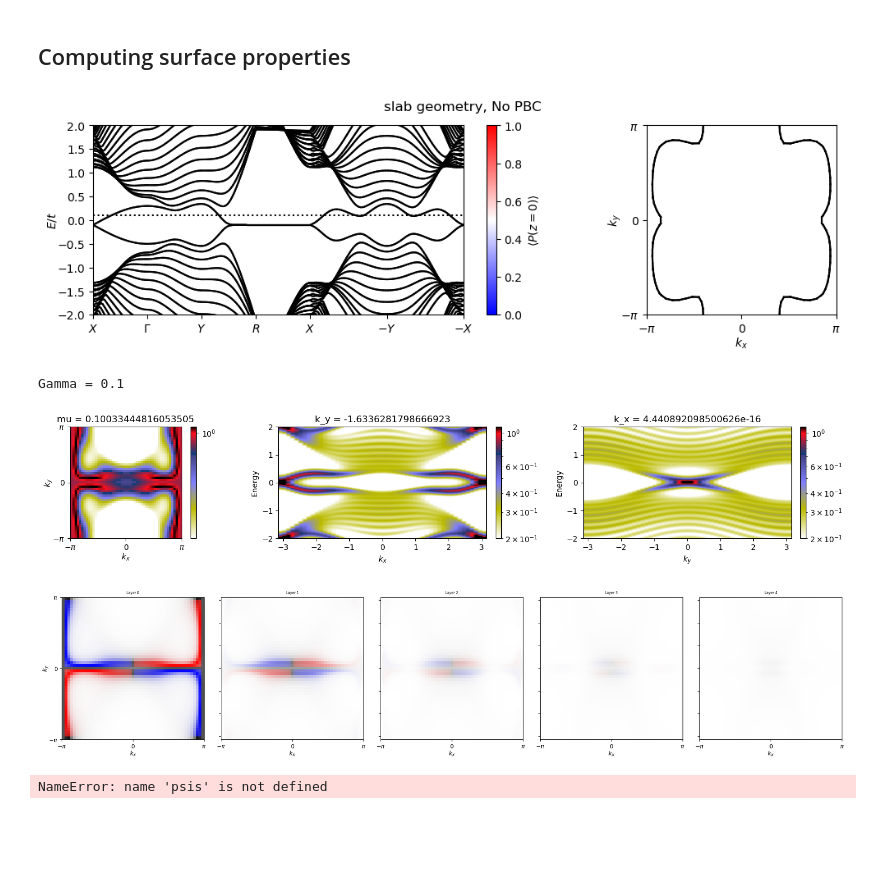
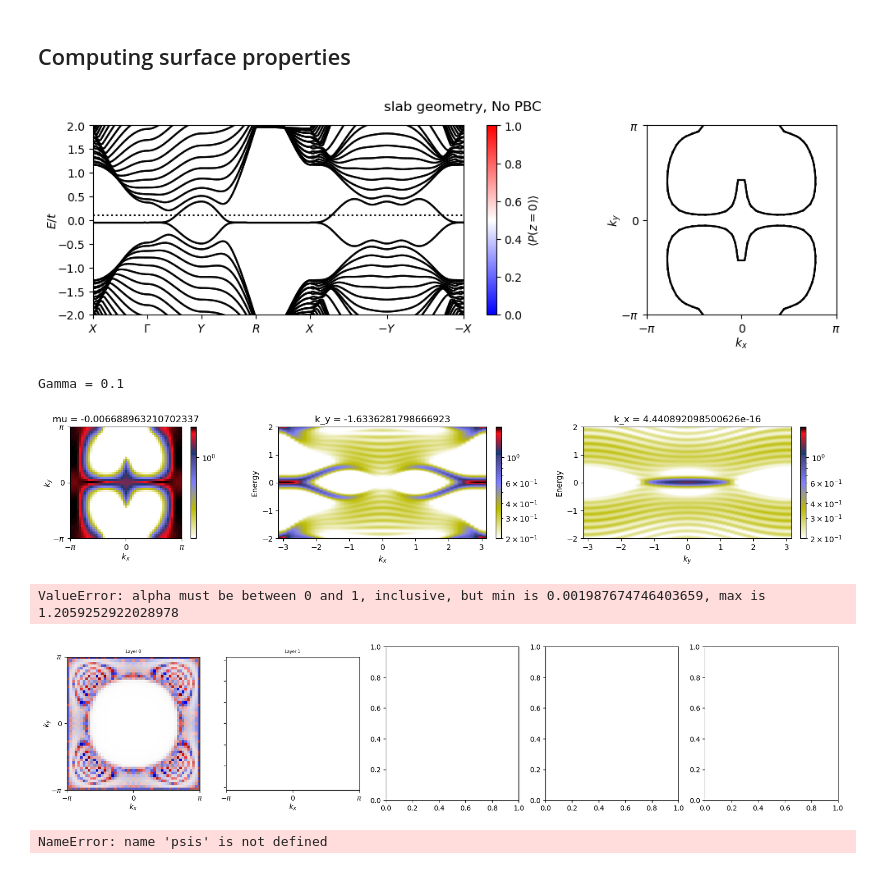
Before and after one commit to dpreuo/alter_surf, a Jupyter notebook: Weyl_CuMnAs.ipynb, the cells around one changed output. Cells and saved outputs as stored; diff of their text form; code cells hidden in the pictures; blank space fills up the shorter version.

```diff
--- a/Weyl_CuMnAs.ipynb
+++ b/Weyl_CuMnAs.ipynb
@@ -56,9 +59,9 @@ H = create_H_CuMnAs_slab(Hparam0)
 # %% [markdown]
 I pushed the Fermi energy a little bit down to see the Fermi surface of the 2 bands which merge to create the nodal line.
 # %%
-#Hparam0 = dict(t=0.4, tz=1, Delta0=1.2,Delta1=0.5,Delta3=0.5,mu=0.05,V_layer_z=0.)
-Hparam0 = dict(t=0.4, tz=1, Delta0=0.6, Delta1=0.6,Delta3=0.6, mu=0.1, lambda2=0.2,lambda3=0.) #nodal line #mu=0.05
-#Hparam0 = dict(t=0.4, tz=1, Delta0=0.6, Delta1=0.6,Delta3=0.6 ,mu=0., dtpp=0.2) #nice values for Weyl cones
+#Hparam0 = dict(t=0.4, tz=1, Delta0=0.6, Delta1=0.6,Delta3=0.6, mu=-0.05,V_layer_z=1, t2=0.15)
+#Hparam0 = dict(t=0.4, tz=1, Delta0=0.6, Delta1=0.6,Delta3=0.6, mu=0.1, lambda2=0.,lambda3=0.) #nodal line #mu=0.05
+Hparam0 = dict(t=0.4, tz=1, Delta0=0.6, Delta1=0.6,Delta3=0.6 ,mu=0.05, dtpp=0.2) #nice values for Weyl cones
 #Hparam0 = dict(t=0.4, tz=1, Delta0=1.2,Delta1=0.5,Delta3=0.5,mu=0.,V_layer_z=1,t2=-0.3, dt2=0.) #Weyl cones, but mirror broken, at different energy
 
 
@@ -83,6 +86,7 @@ labels = ['Y','X','\\Gamma','Y','M','R','Y','Z']
 fig, ax = plt.subplots(1,1)
 H3D.set_params(Hparam0)
 plot_bandstruc(ax,H3D,labels_points_path=labels,cmap='bwr',coloring_operator=H3D.operator.spin)
+ax.axhline(0,color='gray',linewidth=0.4)
 
 
 #plotting kz slices
@@ -159,7 +163,7 @@ H.update_params(Hparam0)
 H.update_params(dict(PBC=False))
 
 labels = ['X',r'\Gamma',"Y","R","X",'-Y','-X']
-coloring_operator = H.operator.spin #np.kron(projector2layer(-1,H.param['len_z']),H.suboperator.spin)
+coloring_operator = H.operator.spin #* H.suboperator.proj.dot(project_doublelayer(0,H))
 cmap = 'bwr' #'Greys'
 
 fig, [ax,ax1] = plt.subplots(1,2,gridspec_kw={'width_ratios': [2,1]},figsize=(12,3))
@@ -180,7 +184,7 @@ fig = plt.gcf()
 # ax.set_ylim(-0.4,0.4)
 # display(fig)
 # %% [output]
-[figure, old version]
+[figure, new version]
 # %%
 Lk = 51 #number of k-points in each direction
 
@@ -228,7 +232,7 @@ def plot_spectral_density(ax,spectral_density,cmap='bwr',title_plot='',show_xlab
         im = ax.imshow(spectral_density.T,extent=(-pi,pi,-pi,pi),origin='lower',cmap=cmap,norm=matplotlib.colors.SymLogNorm(linthresh=linthresh,vmin=vmin,vmax=vmax),alpha=alphas.T)
     return im
 # %%
-mu = 0.1 #energy at which the momentum resolved spectral density is computed
+mu = 0. #energy at which the momentum resolved spectral density is computed
 energies = np.linspace(-2,2,300)
 
 layer=0
@@ -236,7 +240,7 @@ Gamma = 0.1#0.04#find_Gamma(es)
 print(f'Gamma = {Gamma}')
 
 #compute spectral density
-Os = exp_value_O(H.suboperator.proj.dot(project_doublelayer(layer)),psis) #.shape=(n,kx,ky)
+Os = exp_value_O(H.suboperator.proj.dot(project_doublelayer(layer,H)),psis) #.shape=(n,kx,ky)
 
 spectral_density0 = np.sum(Os[None]*Gamma/((es[None]-energies[:,None,None,None])**2+Gamma**2),axis=1)/numb_z #.shape=(len(energies),kx,ky)
 
@@ -272,9 +276,9 @@ plt.colorbar(im,ax=axs[2],fraction=0.046,pad=0.04)
 plt.tight_layout()
 # %% [output]
 Gamma = 0.1
-[figure, old version]
+[figure, new version]
 # %%
-mu = 0.05
+mu = 0.
 layers = np.linspace(0,H.param['len_z']-1,5,dtype=int)
 layers = [0,1,2,3,4]
 Gamma = 0.04#0.04#find_Gamma(es)
@@ -285,14 +289,14 @@ fig,axs = plt.subplots(1,len(layers),figsize=(4*len(layers),4))
 for ax,layer in zip(axs,layers):
 
     #this we need to improve if we want to measure the last layer
-    coloring_operator = H.suboperator.proj.dot(project_doublelayer(layer))*H.operator.spin #projected spin_operator
+    coloring_operator = H.suboperator.proj.dot(project_doublelayer(layer,H))*H.operator.spin #projected spin_operator
 
     #compute spin spectral density
     Os = exp_value_O(coloring_operator,psis) #.shape=(n,y,x)
     spectral_density_spin = np.sum(Os*Gamma/((es-mu)**2+Gamma**2),axis=0)/numb_z
 
     #compute spectral density
-    Os = exp_value_O(H.suboperator.proj.dot(project_doublelayer(layer)),psis) #.shape=(n,y,x)
+    Os = exp_value_O(H.suboperator.proj.dot(project_doublelayer(layer,H)),psis) #.shape=(n,y,x)
     spectral_density0 = np.sum(Os*Gamma/((es-mu)**2+Gamma**2),axis=0)/numb_z
 
     if layer == 0:
@@ -314,34 +318,35 @@ for ax,layer in zip(axs,layers):
 
 # for ax_column,layer in zip(axs.T,layers):
 #     #this we need to improve if we want to measure the last layer
 #     coloring_operator = H.suboperator.proj.dot(project_doublelayer(layer))*H.operator.spin #projected spin_operator
 
 #     #compute spin spectral density
 #     Os = exp_value_O(coloring_operator,psis) #.shape=(n,y,x)
 #     spectral_density_spin = np.sum(Os*Gamma/((es-mu)**2+Gamma**2),axis=0)/numb_z
 
 #     #compute spectral density
 #     Os = exp_value_O(H.suboperator.proj.dot(project_doublelayer(layer)),psis) #.shape=(n,y,x)
 #     spectral_density0 = np.sum(Os*Gamma/((es-mu)**2+Gamma**2),axis=0)/numb_z
 
 #     if layer == 0:
 #         vmax_spin = np.abs(spectral_density_spin).max()
 #         vmax0 = np.abs(spectral_density0).max()
 
 #     imT = plot_spectral_density(ax_column[0],spectral_density_spin,title_plot='Layer '+str(layer),show_ylabel=(layer==0),show_xlabel=False,vmax=vmax_spin,vmin=-vmax_spin)
 #     imB = plot_spectral_density(ax_column[1],spectral_density0,show_ylabel=(layer==0),show_xlabel=True,vmax=vmax0,vmin=1e-2,cmap='gist_stern_r')
 
 #     #colorbars for each plot
 #     plt.colorbar(imT,ax=ax_column[0],fraction=0.046,pad=0.04)
 #     plt.colorbar(imB,ax=ax_column[1],fraction=0.046,pad=0.04)
 
 
 # # plt.colorbar(imT,ax=axs[0,-1],fraction=0.046,pad=0.04)
 # # plt.colorbar(imB,ax=axs[1,-1],fraction=0.046,pad=0.04)
 
 plt.tight_layout()
 # %% [output]
+ValueError: alpha must be between 0 and 1, inclusive, but min is 0.001987674746403659, max is 1.2059252922028978
-[figure, old version]
+[figure, new version]
 # %%
 ## creating the spectral density data
 
```
Also changed, not shown: parts of 4 cells of this notebook, 5 other files.
